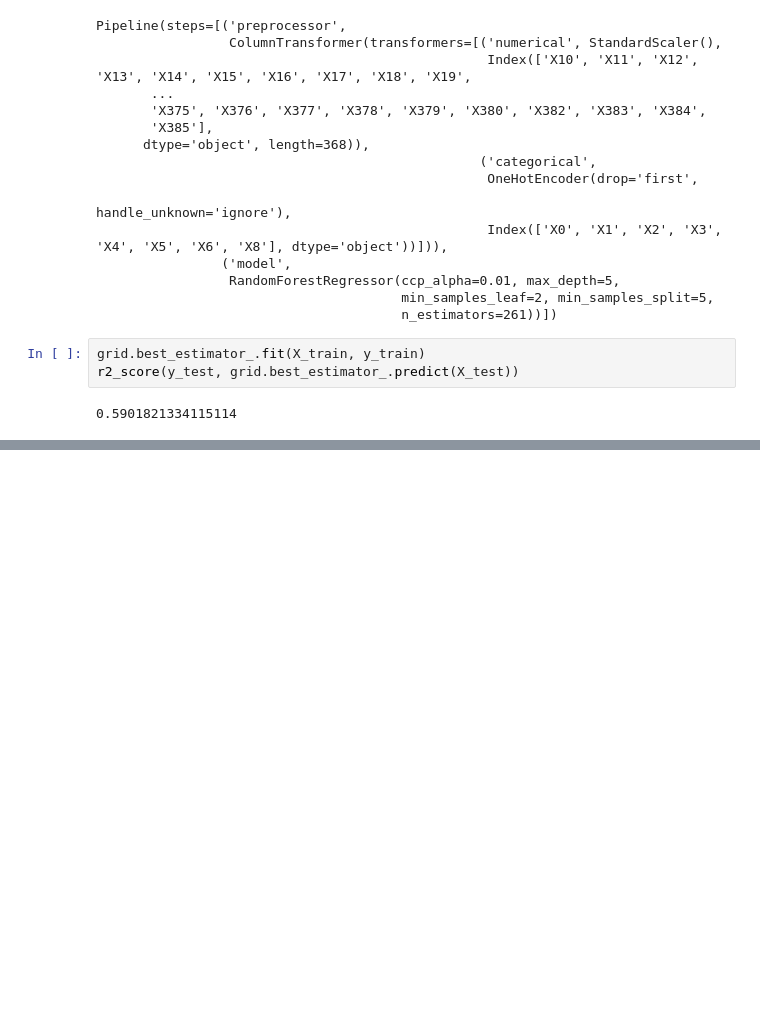
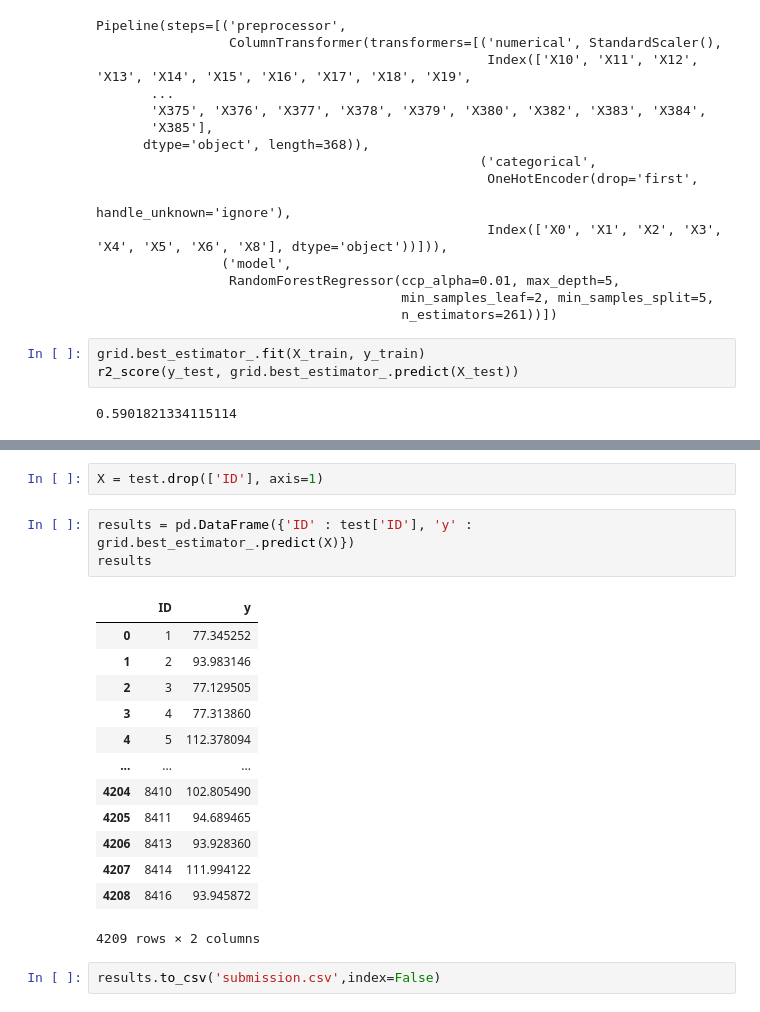
Before and after one commit to lukaszlomozik/Mercedes-Benz-Greener-Manufacturing, a Jupyter notebook: Mercedes-Benz Greener Manufacturing.ipynb, the cells around one changed output, grey strips where cells are left out. Saved outputs shown, nothing was run; the diff lists cells and outputs as text; blank space fills up the shorter version.

```diff
--- a/Mercedes-Benz Greener Manufacturing.ipynb
+++ b/Mercedes-Benz Greener Manufacturing.ipynb
@@ -151,0 +169,21 @@ r2_score(y_test, grid.best_estimator_.predict(X_test))
+# %%
+X = test.drop(['ID'], axis=1)
+# %%
+results = pd.DataFrame({'ID' : test['ID'], 'y' : grid.best_estimator_.predict(X)})
+results
+# %% [output]
+|  | ID | y |
+| 0 | 1 | 77.345252 |
+| 1 | 2 | 93.983146 |
+| 2 | 3 | 77.129505 |
+| 3 | 4 | 77.313860 |
+| 4 | 5 | 112.378094 |
+| ... | ... | ... |
+| 4204 | 8410 | 102.805490 |
+| 4205 | 8411 | 94.689465 |
+| 4206 | 8413 | 93.928360 |
+| 4207 | 8414 | 111.994122 |
+| 4208 | 8416 | 93.945872 |
+4209 rows × 2 columns
+# %%
+results.to_csv('submission.csv',index=False)
```
Also changed, not shown: parts of 1 cell of this notebook.
